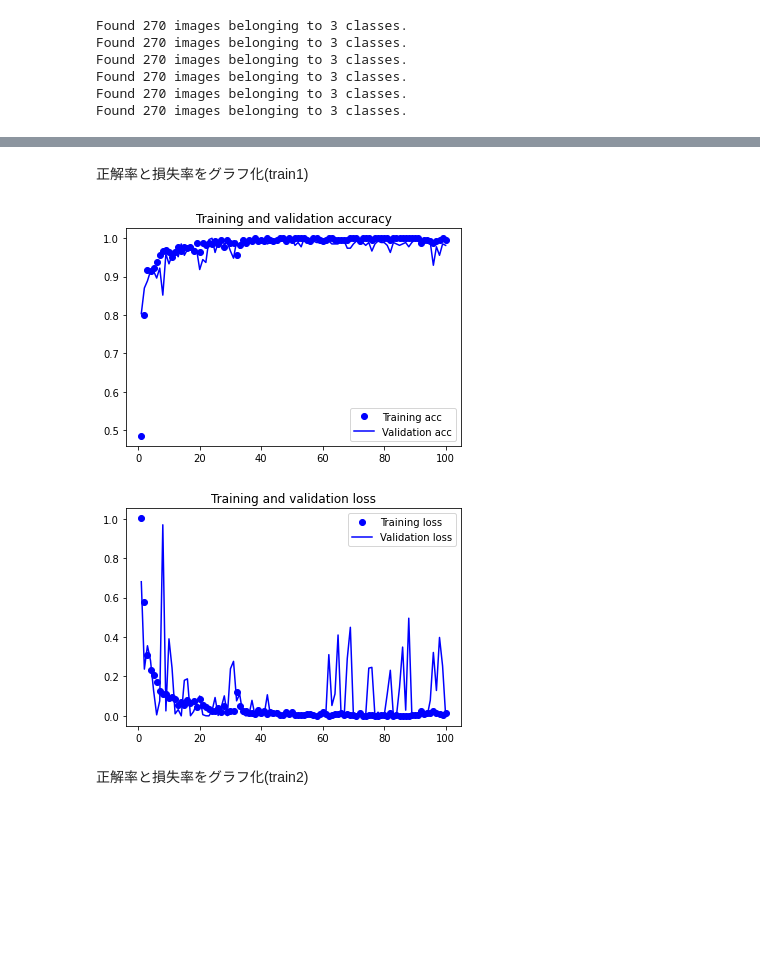
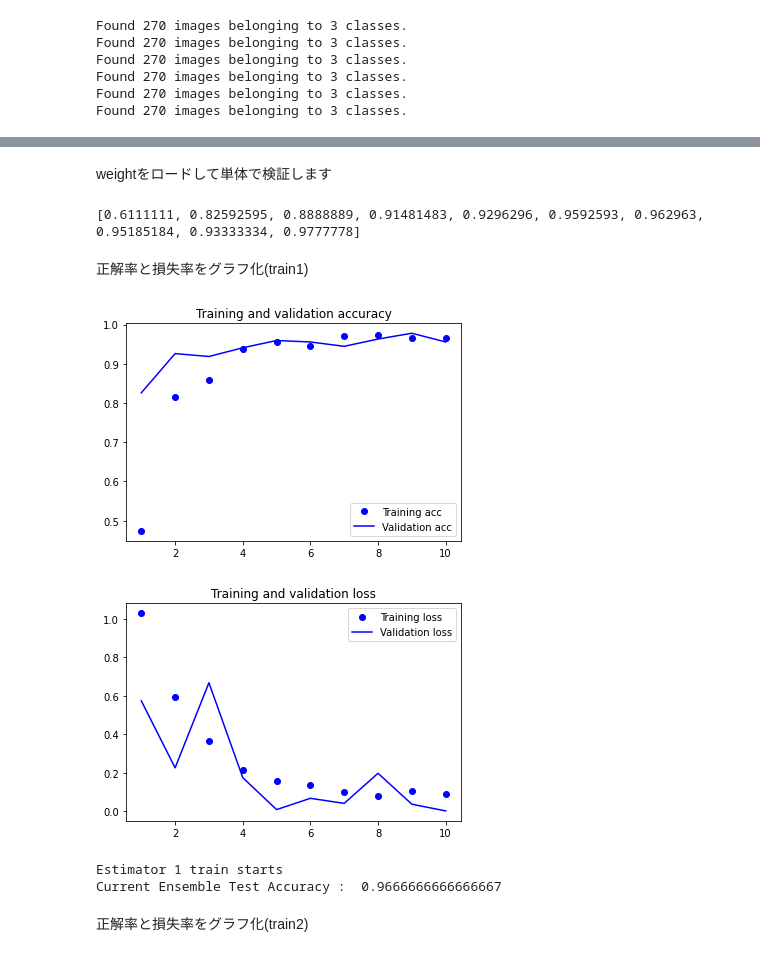
Before and after one commit to NikaMasa51/test_project, a Jupyter notebook: notebook/weed_VGG16_fine_tuning_cls09_2_1.ipynb, the cells around one changed output, grey strips where cells are left out. Drawn from its saved outputs; the diff is of its cells as text; code cells hidden in the pictures; blank space fills up the shorter version.

```diff
--- a/notebook/weed_VGG16_fine_tuning_cls09_2_1.ipynb
+++ b/notebook/weed_VGG16_fine_tuning_cls09_2_1.ipynb
@@ -241,7 +242,0 @@ True
-# %%
-traindir_ = "./CLS09/train3"
-valdir_ = "./CLS09/validation3"
-trains = os.listdir(traindir_)
-for train in trains:
-  print(train)
-  print(len(os.listdir(os.path.join(traindir_, train))))
@@ -464,8 +452,6 @@ def train(ensemble_type):
 
         # 単体の推論
         single_preds[:, i] = np.argmax(train_model.predict_generator(validation_generator2), axis=-1)
-        single_test_acc = accuracy_score(validation_generator2.classes[validation_generator2.index_array], np.argmax(train_model.predict_generator(validation_generator2), axis=-1))
-        print("Current Single Test Accuracy : ", single_test_acc)
 
         # アンサンブルの精度の記録
         global_hist["hists"].append(hist.history)
@@ -485,6 +471,8 @@ def train(ensemble_type):
 
     with open(f"ensemble_{ensemble_type}.dat", "wb") as fp:
         pickle.dump(global_hist, fp)
+    print('histのタイプは',type(global_hist))
+    return global_hist
 # %%
 K.clear_session()
-train("soft")
+hist = train("soft")
@@ -730,0 +499,2 @@ Epoch 100/100
+# %% [markdown]
+weightをロードして単体で検証します
@@ -731,34 +521,46 @@ Epoch 100/100
+# %%
+print(hist['hists'][2]['accuracy'])
+# %% [output]
+[0.6111111, 0.82592595, 0.8888889, 0.91481483, 0.9296296, 0.9592593, 0.962963, 0.95185184, 0.93333334, 0.9777778]
 # %% [markdown]
 正解率と損失率をグラフ化(train1)
 # %%
 import matplotlib.pyplot as plt
 
-acc=history.history['accuracy']
-val_acc=history.history['val_accuracy']
-loss=history.history['loss']
-val_loss=history.history['val_loss']
+history = hist["hists"][0]
+
+acc=history['accuracy']
+val_acc=history['val_accuracy']
+loss=history['loss']
+val_loss=history['val_loss']
 
 epochs=range(1,len(acc)+1)
 
 #正解率plot
 plt.plot(epochs,acc,'bo',label='Training acc')
 plt.plot(epochs,val_acc,'b',label='Validation acc')
 plt.title('Training and validation accuracy')
 plt.legend()
 
 plt.figure()
 
 
 #損失値をplot
 plt.plot(epochs,loss,'bo',label='Training loss')
 plt.plot(epochs,val_loss,'b',label='Validation loss')
 plt.title('Training and validation loss')
 plt.legend()
 
 plt.show()
 # %% [output]
-[figure, old version]
+[figure, new version]
-[figure, old version]
+[figure, new version]
+# %%
+# 単体の推論(train1)
+sin_predict(0)
+# %% [output]
+Estimator 1 train starts
+Current Ensemble Test Accuracy :  0.9666666666666667
 # %% [markdown]
 正解率と損失率をグラフ化(train2)
 # %%
```
Also changed, not shown: parts of 49 cells of this notebook.
